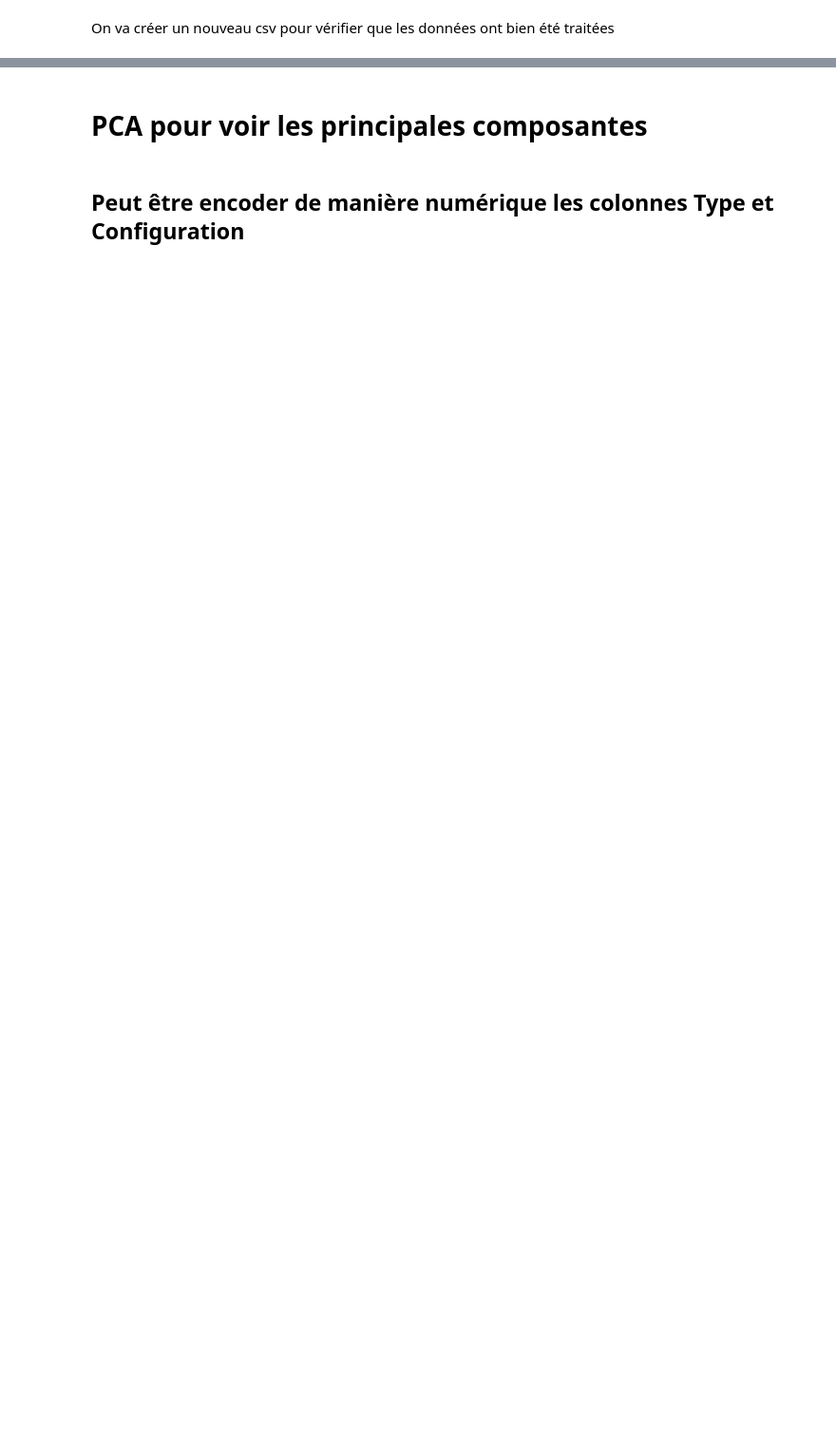
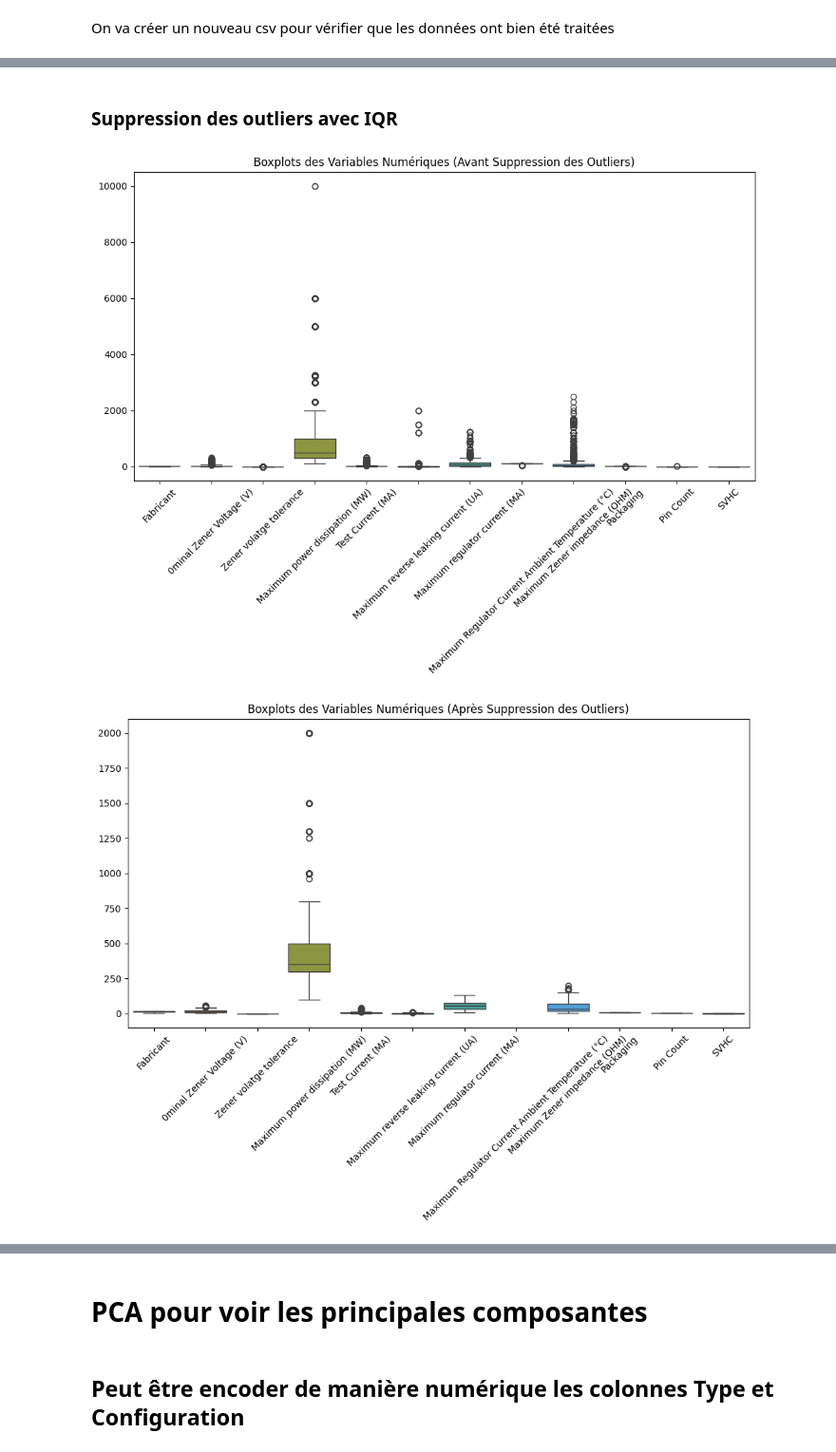
Before and after one commit to coupsim/PSYN_SC_AL, a Jupyter notebook: PSYN.ipynb, the cells around one changed output, grey strips where cells are left out. Shown at 95% size. Cells and saved outputs as stored; diff of their text form; code cells hidden in the pictures; blank space fills up the shorter version.

```diff
--- a/PSYN.ipynb
+++ b/PSYN.ipynb
@@ -233,0 +494,34 @@ print(df_train_ss_ref.dtypes)
+# %% [markdown]
+### Suppression des outliers avec IQR
+# %%
+# Sélection des colonnes numériques uniquement
+num_cols = df_train_ss_ref.select_dtypes(include=['float64', 'int64']).columns
+
+# Tracer les boxplots avant suppression des outliers
+plt.figure(figsize=(12, 6))
+sns.boxplot(data=df_train_ss_ref[num_cols])
+plt.xticks(rotation=45)  # Rotation des labels
+plt.title("Boxplots des Variables Numériques (Avant Suppression des Outliers)")
+plt.show()
+
+# Suppression des outliers avec la méthode IQR
+Q1 = df_train_ss_ref[num_cols].quantile(0.25)
+Q3 = df_train_ss_ref[num_cols].quantile(0.75)
+IQR = Q3 - Q1
+
+# Filtrer les valeurs comprises entre [Q1 - 1.5 * IQR] et [Q3 + 1.5 * IQR]
+df_clean = df_train_ss_ref[np.logical_not(
+    ((df_train_ss_ref[num_cols] < (Q1 - 1.5 * IQR)) |
+     (df_train_ss_ref[num_cols] > (Q3 + 1.5 * IQR))).any(axis=1)
+)]
+
+
+# Tracer les boxplots après suppression des outliers
+plt.figure(figsize=(12, 6))
+sns.boxplot(data=df_clean[num_cols])
+plt.xticks(rotation=45)
+plt.title("Boxplots des Variables Numériques (Après Suppression des Outliers)")
+plt.show()
+# %% [output]
+[figure, added]
+[figure, added]
```
Also changed, not shown: parts of 59 cells of this notebook.
